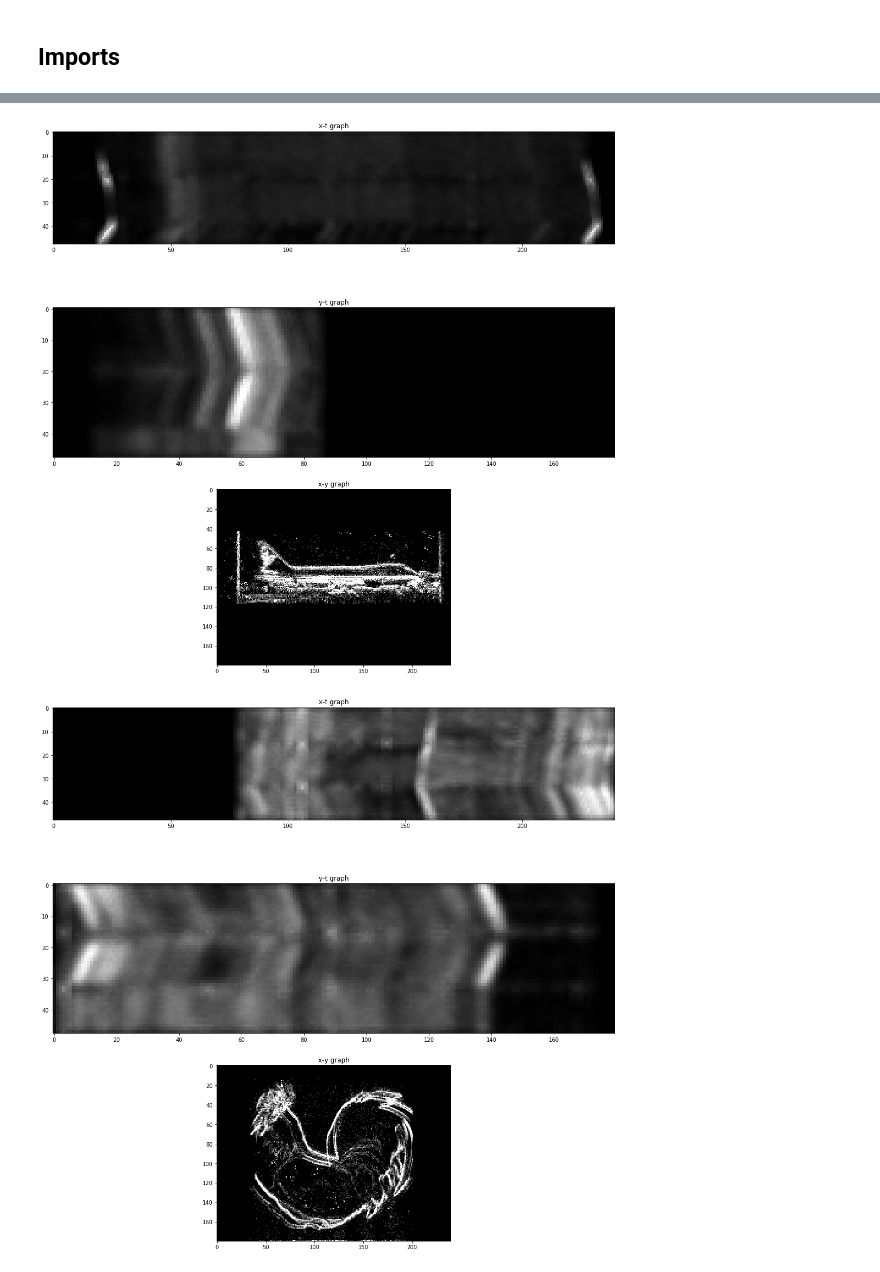
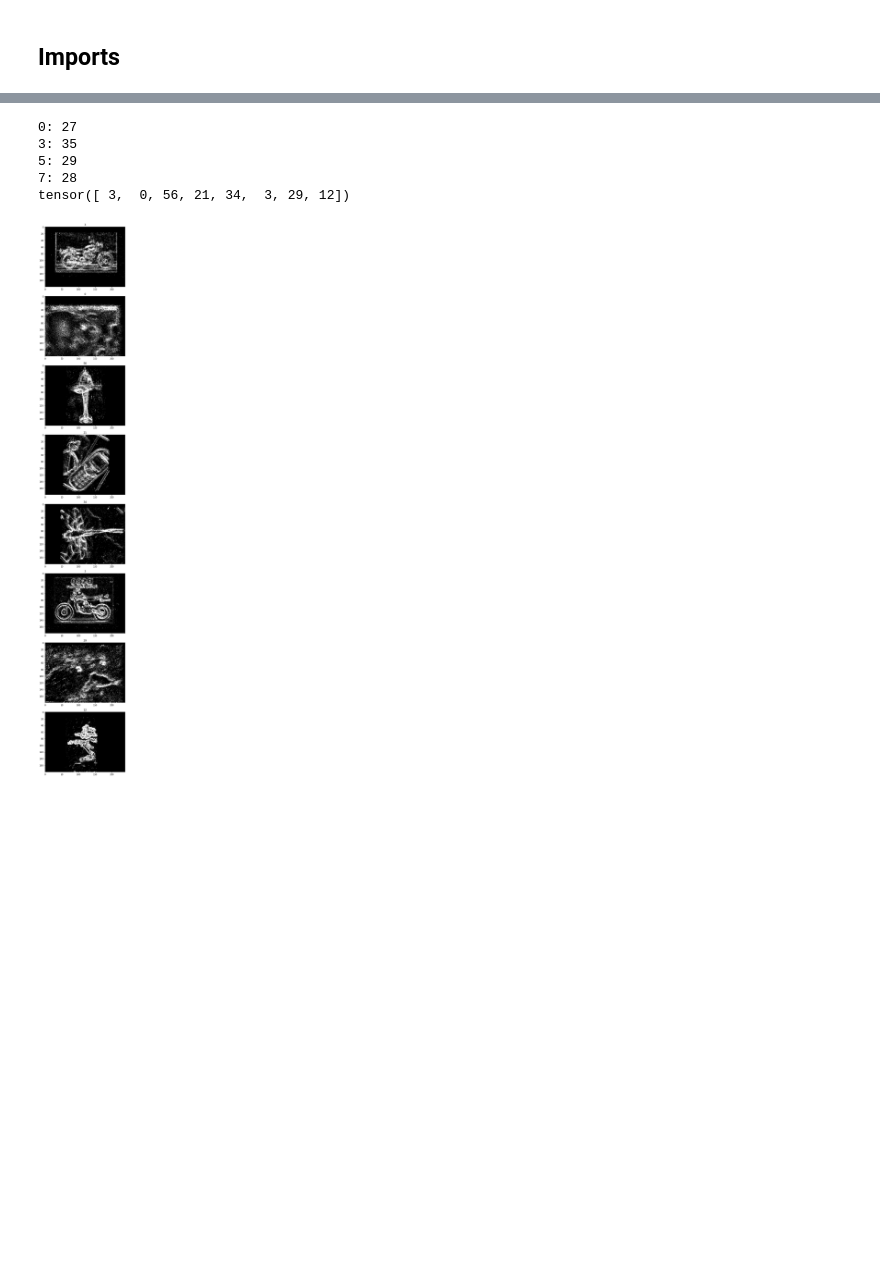
Before and after one commit to uzh-rpg/rpg_event_representation_learning, a Jupyter notebook: main.ipynb, the cells around one changed output, grey strips where cells are left out. Cells and saved outputs as stored; diff of their text form; code cells hidden in the pictures; blank space fills up the shorter version.

```diff
--- a/main.ipynb
+++ b/main.ipynb
@@ -43,7 +43,7 @@ class FLAGS:
     device = 'cuda'
     num_workers = 0
     pin_memory = True
-    batch_size = 16
+    batch_size = 8
     num_epochs = 200
     save_every_n_epochs = 5
     def __init__(self):
@@ -96,22 +96,26 @@ pin_memory: True
 # %%
 """ Visualization of training set """
 itr = iter(training_loader)
 events, labels = next(itr)
 preprocessed = model.quantization_layer.forward(events)
 preprocessed = preprocessed.cpu().numpy()
 
 print(labels)
 
 fig = plt.figure(figsize=(18, 36))
 ax = []
-rows = 4
-columns = 2
+rows = 8
+columns = 1
 for i in range(rows * columns):
     ax.append( fig.add_subplot(rows, columns, i+1))
     ax[-1].set_title( str( labels[i].item()))
     plt.imshow(preprocessed[i][0], cmap='gray', vmin=0, vmax=1)
 plt.tight_layout()
 plt.show()
 # %% [output]
+0: 27
+3: 35
+5: 29
+7: 28
+tensor([ 3,  0, 56, 21, 34,  3, 29, 12])
-[figure, old version]
+[figure, new version]
-[figure, removed]
```
Also changed, not shown: parts of 5 cells of this notebook, 2 other files.
